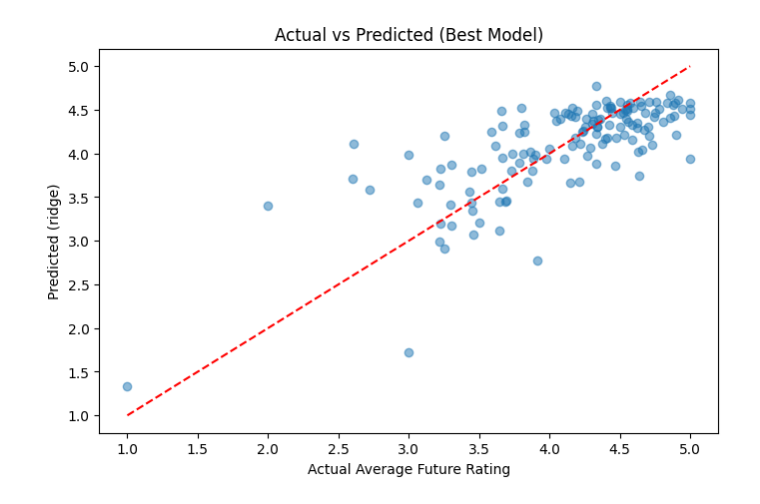
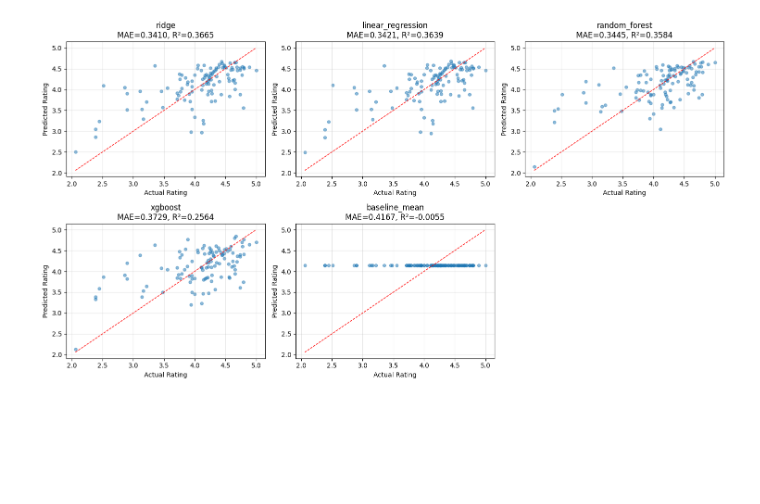
Before and after one commit to EuKey21/cai5133-project, a Jupyter notebook: 30D1Y_COVID.ipynb, the cells around one changed output. Cells and saved outputs as stored; diff of their text form; code cells hidden in the pictures; blank space fills up the shorter version.

Commit message:
add other parameter results

```diff
--- a/30D1Y_COVID.ipynb
+++ b/30D1Y_COVID.ipynb
@@ -17,11 +8,11 @@ from pathlib import Path
 %run ./prediction_template.ipynb
 
 PROCESSED_DIR = Path("./processed_data")
-COHORT_YEAR = 2020  # COVID cohorts must start in 2020 or later
+COHORT_YEAR = 2020
 EARLY_WINDOW_DAYS = 30
-FUTURE_WINDOW_END_DAY = 730
+FUTURE_WINDOW_END_DAY = 365
 MIN_EARLY_REVIEWS = 5
-MIN_FUTURE_REVIEWS = 5
+MIN_FUTURE_REVIEWS = 15
 PERIOD = "COVID"
 FEATURE_FILE = "review_features.csv"
 # %%
@@ -210,31 +185,57 @@ Top correlations with average_future_rating (by absolute value):
 # %%
-# Predicted vs Actual: best-performing model from regression_report
+# Model Results: All models with predicted vs actual plots
 import numpy as np
 
 results_df = pipeline_output["regression_report"]["results_df"]
 predictions_df = pipeline_output["regression_report"]["predictions_df"].copy()
 
-# Pick the best model by MAE (exclude baseline if desired)
-ranked = results_df.sort_values(["mae", "r2"], ascending=[True, False])
-# If you want to skip baseline, filter it out here
-best_row = ranked.iloc[0]
-best_model = best_row["model"]
-
-pred_col = f"pred_{best_model}" if best_model != "baseline_mean" else "pred_baseline_mean"
+print("=" * 80)
+print("ALL MODEL RESULTS")
+print("=" * 80)
+print(results_df.to_string())
+print()
 
 y_true = predictions_df["average_future_rating"].values
-y_pred = predictions_df[pred_col].values
+min_val = float(y_true.min())
+max_val = float(y_true.max())
 
-plt.figure(figsize=(8, 5))
-plt.scatter(y_true, y_pred, alpha=0.5)
-min_val = float(min(y_true.min(), y_pred.min()))
-max_val = float(max(y_true.max(), y_pred.max()))
-plt.plot([min_val, max_val], [min_val, max_val], linestyle="--", color="red")
-plt.xlabel("Actual Average Future Rating")
-plt.ylabel(f"Predicted ({best_model})")
-plt.title("Actual vs Predicted (Best Model)")
+# Plot predicted vs actual for each model
+num_models = len(results_df)
+n_cols = 3
+n_rows = (num_models + n_cols - 1) // n_cols
+
+fig, axes = plt.subplots(n_rows, n_cols, figsize=(15, 4 * n_rows))
+axes = axes.flatten()  # flatten to 1D array for easier iteration
+
+for idx, (_, row) in enumerate(results_df.iterrows()):
+    model_name = row["model"]
+    mae = row["mae"]
+    r2 = row["r2"]
+
+    # Get predictions for this model
+    if model_name == "baseline_mean":
+        pred_col = "pred_baseline_mean"
+    else:
+        pred_col = f"pred_{model_name}"
+
+    if pred_col not in predictions_df.columns:
+        print(f"Warning: {pred_col} not found in predictions_df")
+        continue
+
+    y_pred = predictions_df[pred_col].values
+
+    ax = axes[idx]
+    ax.scatter(y_true, y_pred, alpha=0.5, s=20)
+    ax.plot([min_val, max_val], [min_val, max_val], linestyle="--", color="red", linewidth=1)
+    ax.set_xlabel("Actual Rating")
+    ax.set_ylabel("Predicted Rating")
+    ax.set_title(f"{model_name}\nMAE={mae:.4f}, R²={r2:.4f}")
+    ax.grid(True, alpha=0.3)
+
+# Hide unused subplots
+for idx in range(num_models, len(axes)):
+    axes[idx].set_visible(False)
+
+plt.tight_layout()
 plt.show()
-
-print("Best model:", best_model)
-print(best_row)
 # %% [output]
@@ -241 +251 @@ print(best_row)
-[figure, old version]
+[figure, new version]
```
Also changed, not shown: parts of 9 cells of this notebook, 9 other files.
